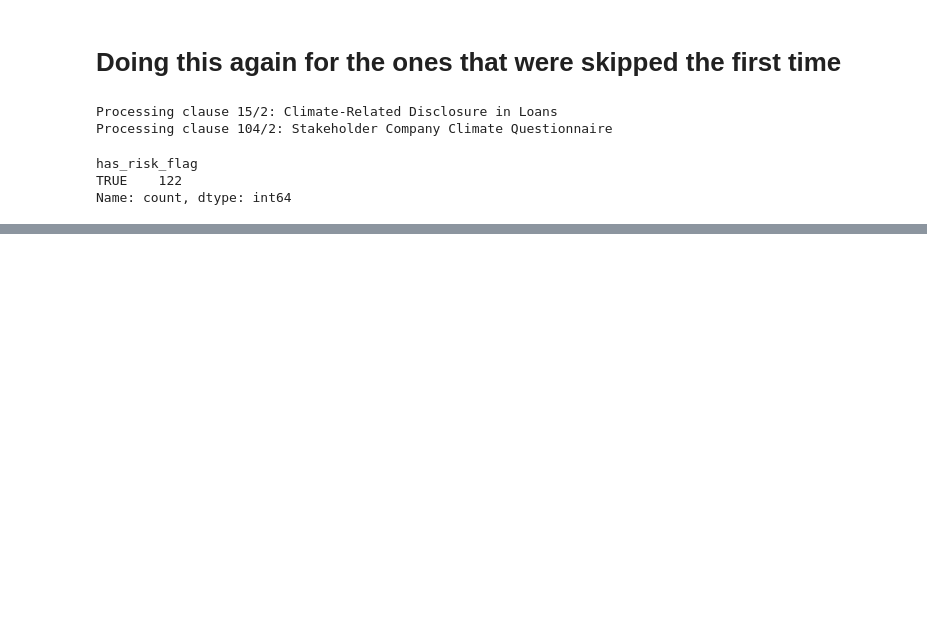
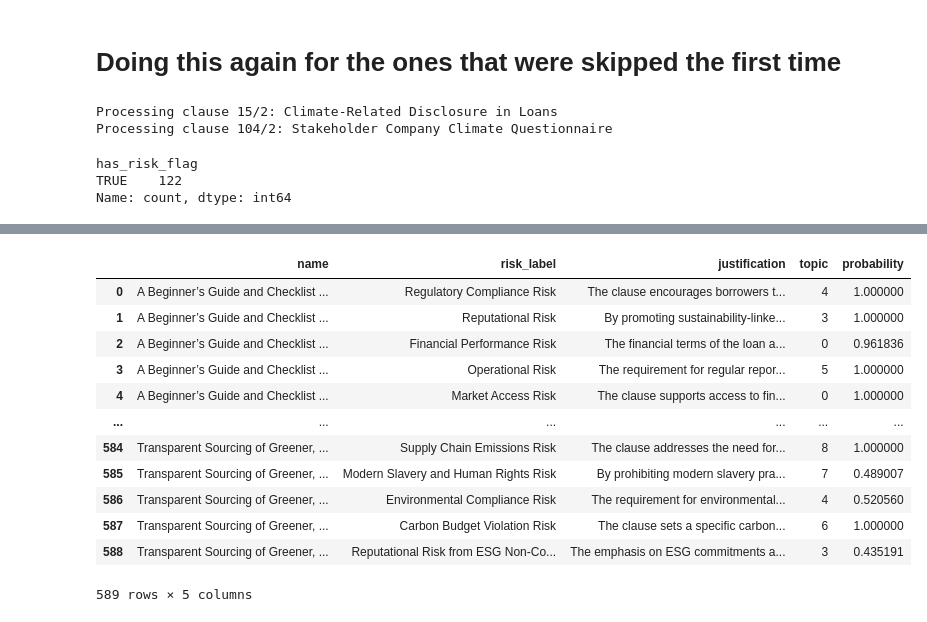
Before and after one commit to chancery-lane-project/risk_id, a Jupyter notebook: tclp/notebooks/risk_notebook.ipynb, the cells around one changed output, grey strips where cells are left out. Drawn from its saved outputs; the diff is of its cells as text; code cells hidden in the pictures; blank space fills up the shorter version.

```diff
--- a/tclp/notebooks/risk_notebook.ipynb
+++ b/tclp/notebooks/risk_notebook.ipynb
@@ -139,0 +339,28 @@ results_df.to_csv('../data/risk_categorization_results.csv', index=False)
+# %%
+df_bert = pd.DataFrame({
+    "text": unique_labels,
+    "topic": topics,
+    "probability": probs
+})
+# %%
+#rename text to risk_label in df_bert
+df_bert.rename(columns={"text": "risk_label"}, inplace=True)
+# %%
+#merge this back with the original results
+df = df.merge(df_bert, on="risk_label", how="left", suffixes=("", "_bert"))
+# %%
+df
+# %% [output]
+|  | name | risk_label | justification | topic | probability |
+| 0 | A Beginner’s Guide and Checklist ... | Regulatory Compliance Risk | The clause encourages borrowers t... | 4 | 1.000000 |
+| 1 | A Beginner’s Guide and Checklist ... | Reputational Risk | By promoting sustainability-linke... | 3 | 1.000000 |
+| 2 | A Beginner’s Guide and Checklist ... | Financial Performance Risk | The financial terms of the loan a... | 0 | 0.961836 |
+| 3 | A Beginner’s Guide and Checklist ... | Operational Risk | The requirement for regular repor... | 5 | 1.000000 |
+| 4 | A Beginner’s Guide and Checklist ... | Market Access Risk | The clause supports access to fin... | 0 | 1.000000 |
+| ... | ... | ... | ... | ... | ... |
+| 584 | Transparent Sourcing of Greener, ... | Supply Chain Emissions Risk | The clause addresses the need for... | 8 | 1.000000 |
+| 585 | Transparent Sourcing of Greener, ... | Modern Slavery and Human Rights Risk | By prohibiting modern slavery pra... | 7 | 0.489007 |
+| 586 | Transparent Sourcing of Greener, ... | Environmental Compliance Risk | The requirement for environmental... | 4 | 0.520560 |
+| 587 | Transparent Sourcing of Greener, ... | Carbon Budget Violation Risk | The clause sets a specific carbon... | 6 | 1.000000 |
+| 588 | Transparent Sourcing of Greener, ... | Reputational Risk from ESG Non-Co... | The emphasis on ESG commitments a... | 3 | 0.435191 |
+589 rows × 5 columns
```
Also changed, not shown: parts of 26 cells of this notebook, 5 other files.
